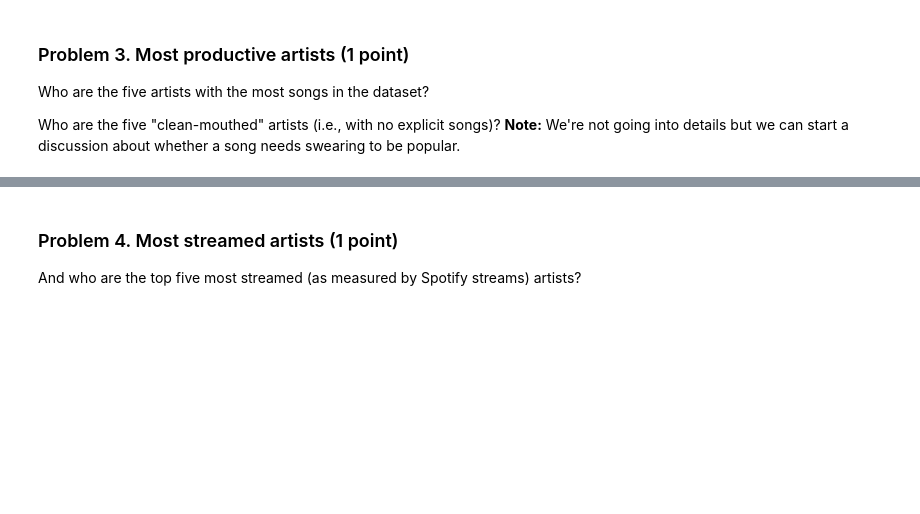
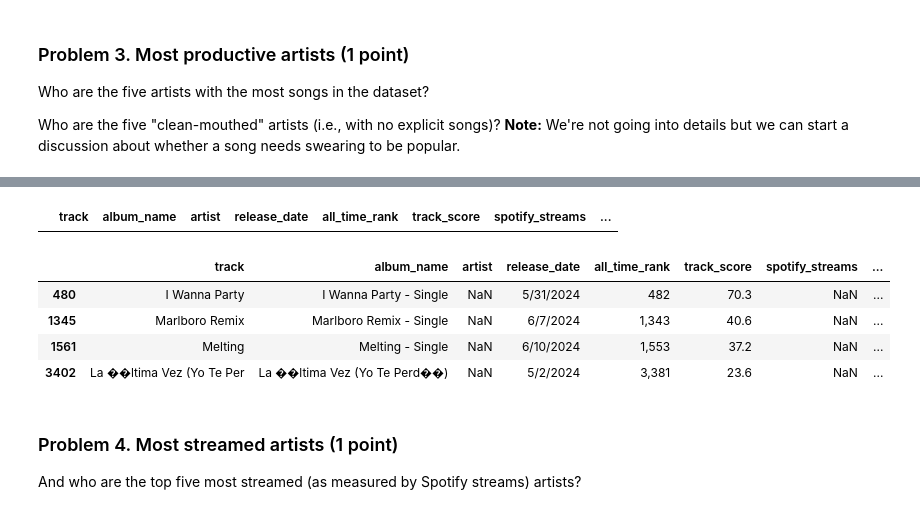
Before and after one commit to AI-Machine-Learning-Upskill-Programme/Data-Science, a Jupyter notebook: Data Science Course/Homeworks/03.Data-Visualization-Exploratory-Data-Analysis-Lab/Data Visualization and EDA Lab.ipynb, the cells around one changed output, grey strips where cells are left out. Drawn from its saved outputs; the diff is of its cells as text; code cells hidden in the pictures; blank space fills up the shorter version.

```diff
--- a/Data Science Course/Homeworks/03.Data-Visualization-Exploratory-Data-Analysis-Lab/Data Visualization and EDA Lab.ipynb
+++ b/Data Science Course/Homeworks/03.Data-Visualization-Exploratory-Data-Analysis-Lab/Data Visualization and EDA Lab.ipynb
@@ -51,0 +249,2 @@ Who are the five "clean-mouthed" artists (i.e., with no explicit songs)? **Note:
+# %%
+music_data.loc[music_data["album_name"] == "JnD Mix", "artist"] = "JnD"
@@ -52,3 +256,16 @@ Who are the five "clean-mouthed" artists (i.e., with no explicit songs)? **Note:
+# %%
+# Rename the album with strange characters
+music_data.loc[music_data["album_name"] == "La Última Vez (Yo Te Perdí)"]
+# %% [output]
+|  | track | album_name | artist | release_date | all_time_rank | track_score | spotify_streams | ... |
+# %%
+music_data[music_data.artist.isna()]
+# %% [output]
+|  | track | album_name | artist | release_date | all_time_rank | track_score | spotify_streams | ... |
+| 480 | I Wanna Party | I Wanna Party - Single | NaN | 5/31/2024 | 482 | 70.3 | NaN | ... |
+| 1345 | Marlboro Remix | Marlboro Remix - Single | NaN | 6/7/2024 | 1,343 | 40.6 | NaN | ... |
+| 1561 | Melting | Melting - Single | NaN | 6/10/2024 | 1,553 | 37.2 | NaN | ... |
+| 3402 | La ��ltima Vez (Yo Te Per | La ��ltima Vez (Yo Te Perd��) | NaN | 5/2/2024 | 3,381 | 23.6 | NaN | ... |
 # %% [markdown]
 ### Problem 4. Most streamed artists (1 point)
 And who are the top five most streamed (as measured by Spotify streams) artists?
```
Also changed, not shown: parts of 23 cells of this notebook, 3 other files.
